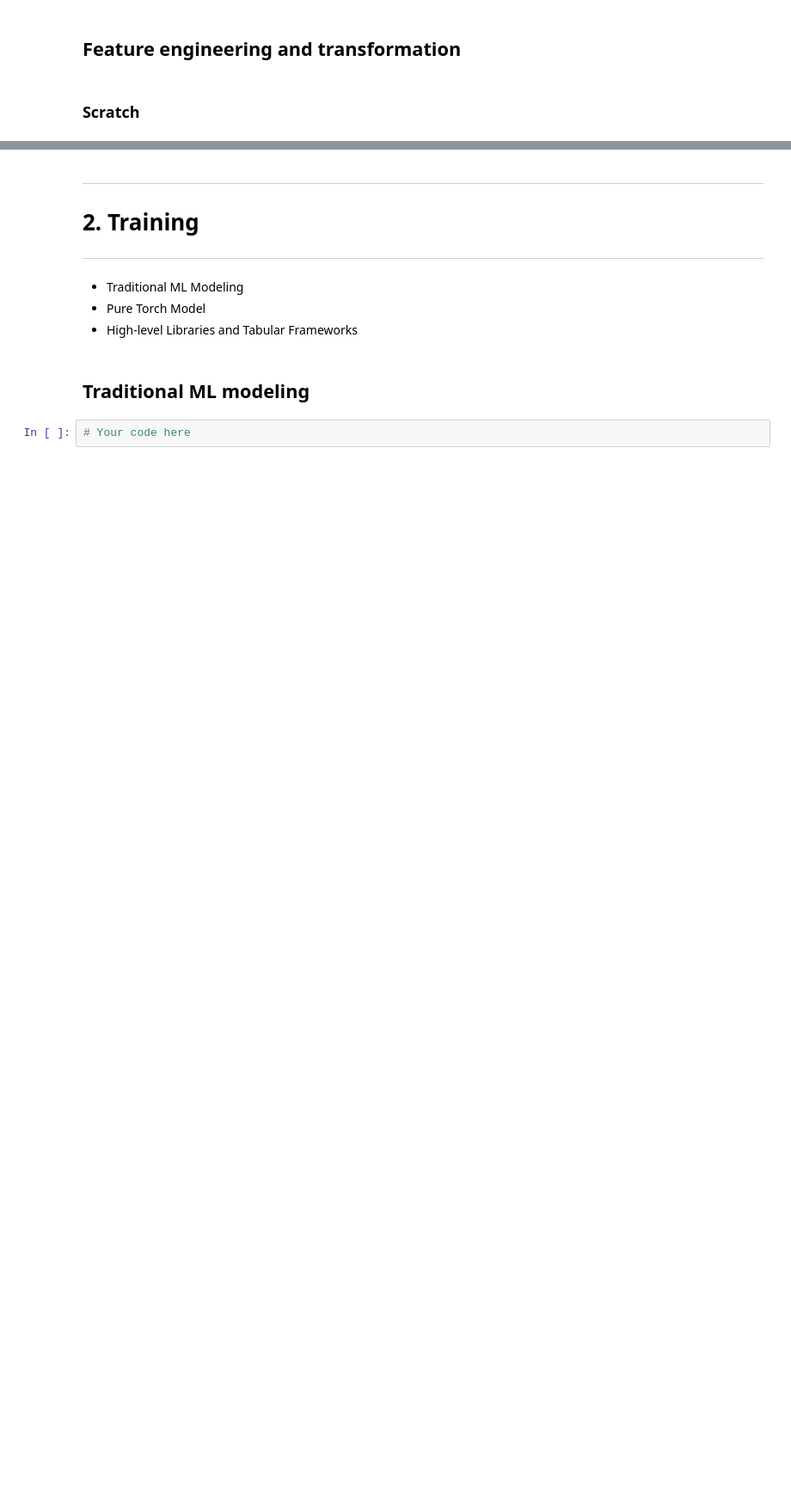
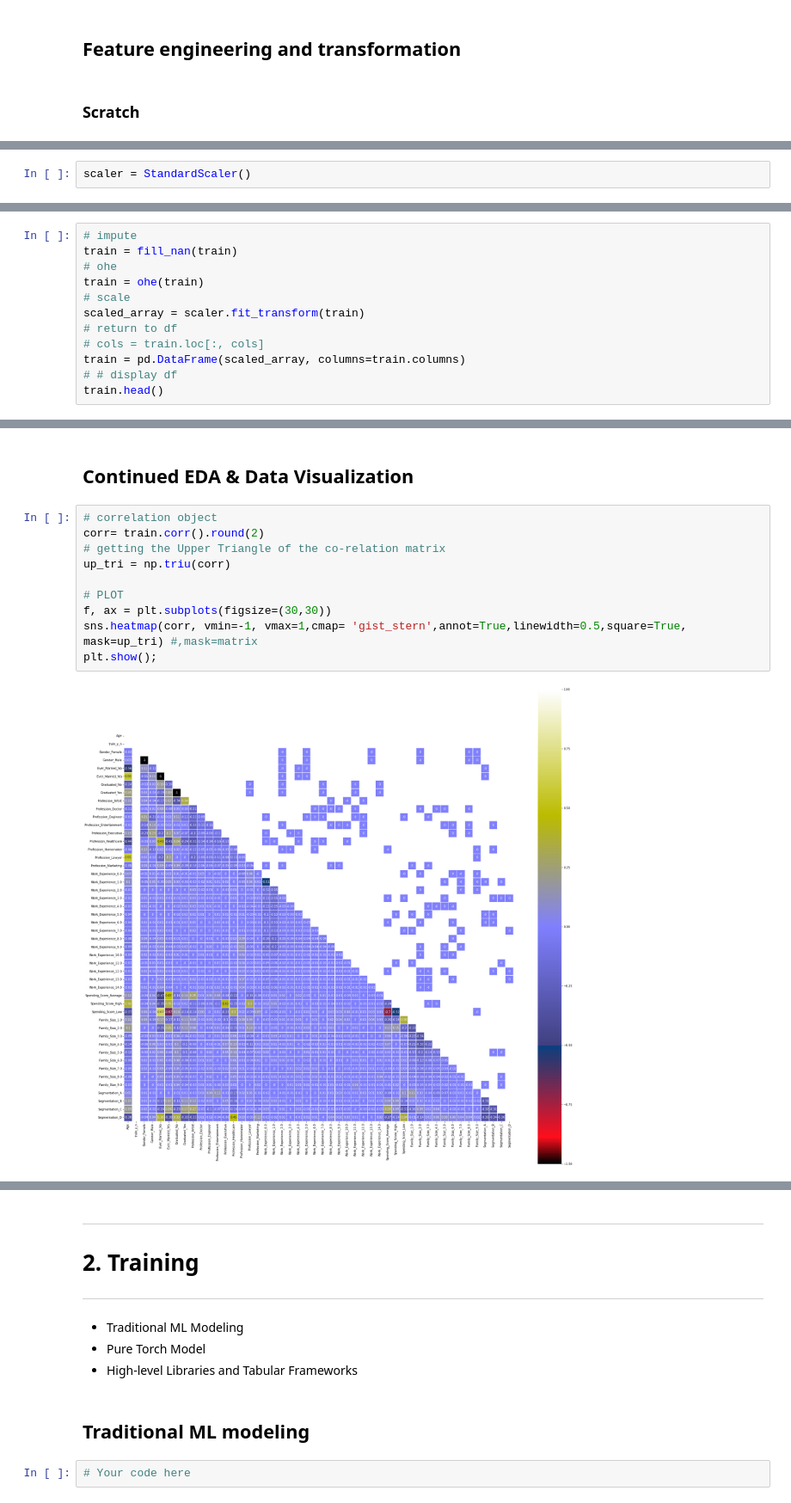
Before and after one commit to SamuelMiller413/Coding-Nomads-Deep-Learning-Miniproject-1, a Jupyter notebook: dl_miniproject_1_tabular_data.ipynb, the cells around one changed output, grey strips where cells are left out. Shown at 86% size. Drawn from its saved outputs; the diff is of its cells as text; blank space fills up the shorter version.

```diff
--- a/dl_miniproject_1_tabular_data.ipynb
+++ b/dl_miniproject_1_tabular_data.ipynb
@@ -626,0 +674,2 @@ print(float_df.dtypes)
+# %%
+scaler = StandardScaler()
@@ -626,0 +678,12 @@ print(float_df.dtypes)
+# %%
+# impute
+train = fill_nan(train)
+# ohe
+train = ohe(train)
+# scale
+scaled_array = scaler.fit_transform(train)
+# return to df
+# cols = train.loc[:, cols]
+train = pd.DataFrame(scaled_array, columns=train.columns)
+# # display df
+train.head()
@@ -626,0 +718,14 @@ print(float_df.dtypes)
+# %% [markdown]
+## Continued EDA & Data Visualization
+# %%
+# correlation object
+corr= train.corr().round(2)
+# getting the Upper Triangle of the co-relation matrix
+up_tri = np.triu(corr)
+
+# PLOT
+f, ax = plt.subplots(figsize=(30,30))
+sns.heatmap(corr, vmin=-1, vmax=1,cmap= 'gist_stern',annot=True,linewidth=0.5,square=True, mask=up_tri) #,mask=matrix
+plt.show();
+# %% [output]
+[figure, added]
```
Also changed, not shown: parts of 55 cells of this notebook.
